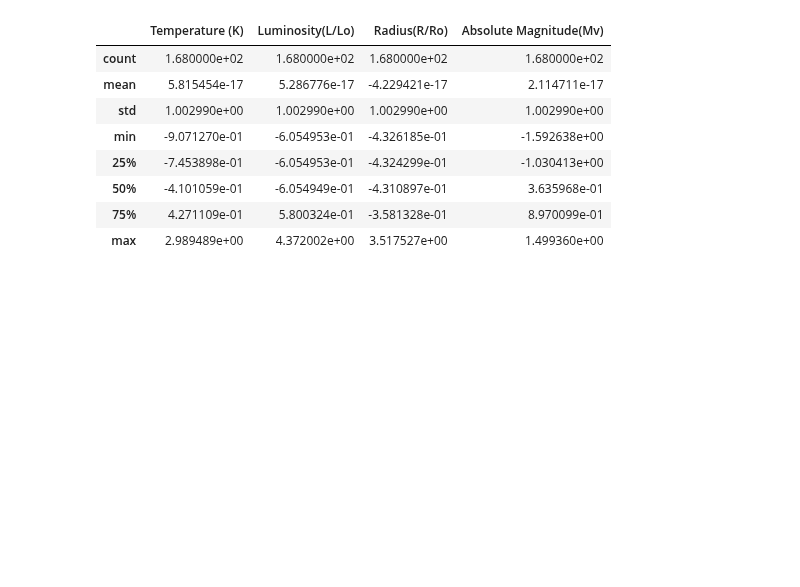
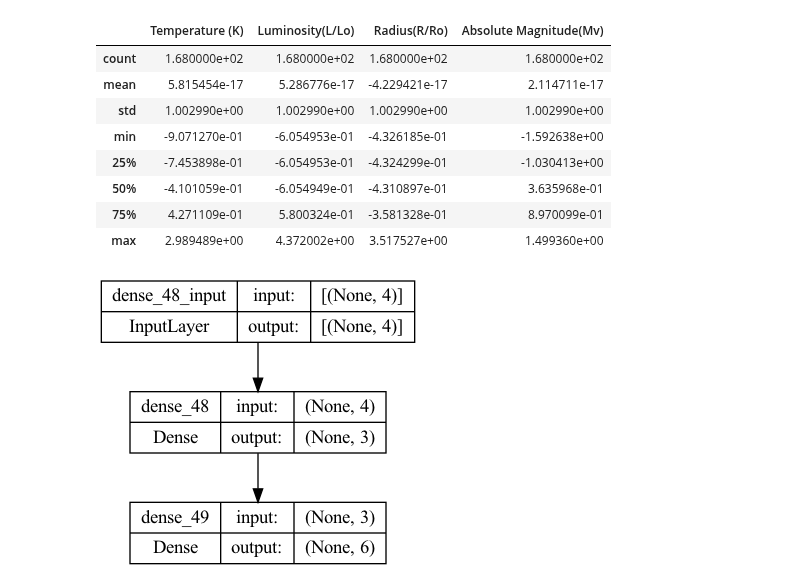
Before and after one commit to andreamoleri/StarryNight, a Jupyter notebook: Delivery/StarryNight.ipynb, the cells around one changed output. Drawn from its saved outputs; the diff is of its cells as text; code cells hidden in the pictures; blank space fills up the shorter version.

```diff
--- a/Delivery/StarryNight.ipynb
+++ b/Delivery/StarryNight.ipynb
@@ -398,0 +406,18 @@ X_train.describe()
+# %%
+from keras.models import Sequential
+from keras.layers import Dense
+
+# Definiamo l'archietettura della rete neurale:
+# un primo layer di input con 4 neuroni (perchè ci sono 4 features in input)
+# un scondo layer con 3 neuroni
+# un ultimo layer con 3 neuroni, poiché la label è un vettore di 3 componenti (es [0, 1, 0])
+model = Sequential()
+model.add(Dense(3, input_shape=(4,), activation='relu'))
+model.add(Dense(6, activation='softmax'))
+
+# Compile the model
+model.compile(loss='categorical_crossentropy', optimizer='adam', metrics=['accuracy'])
+
+keras.utils.plot_model(model, show_shapes=True)
+# %% [output]
+[figure, added]
```
Also changed, not shown: parts of 2 cells of this notebook, 1 other file.
